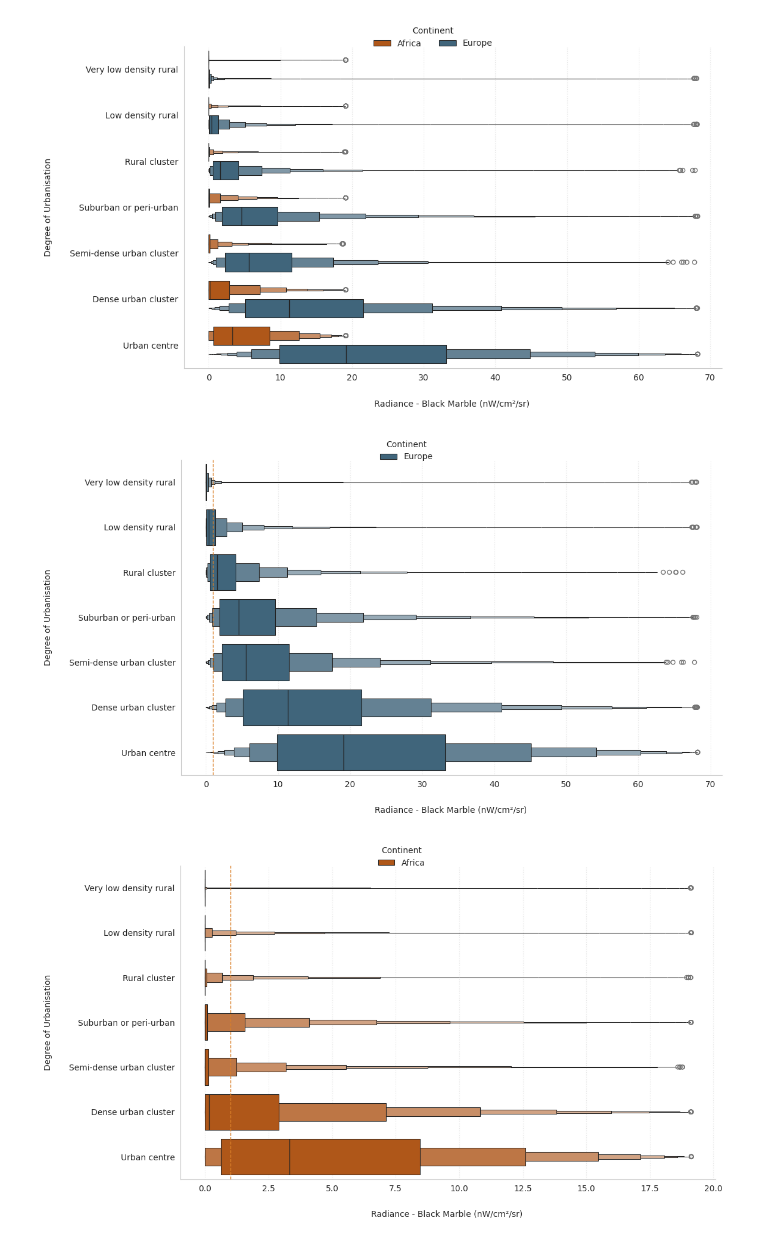
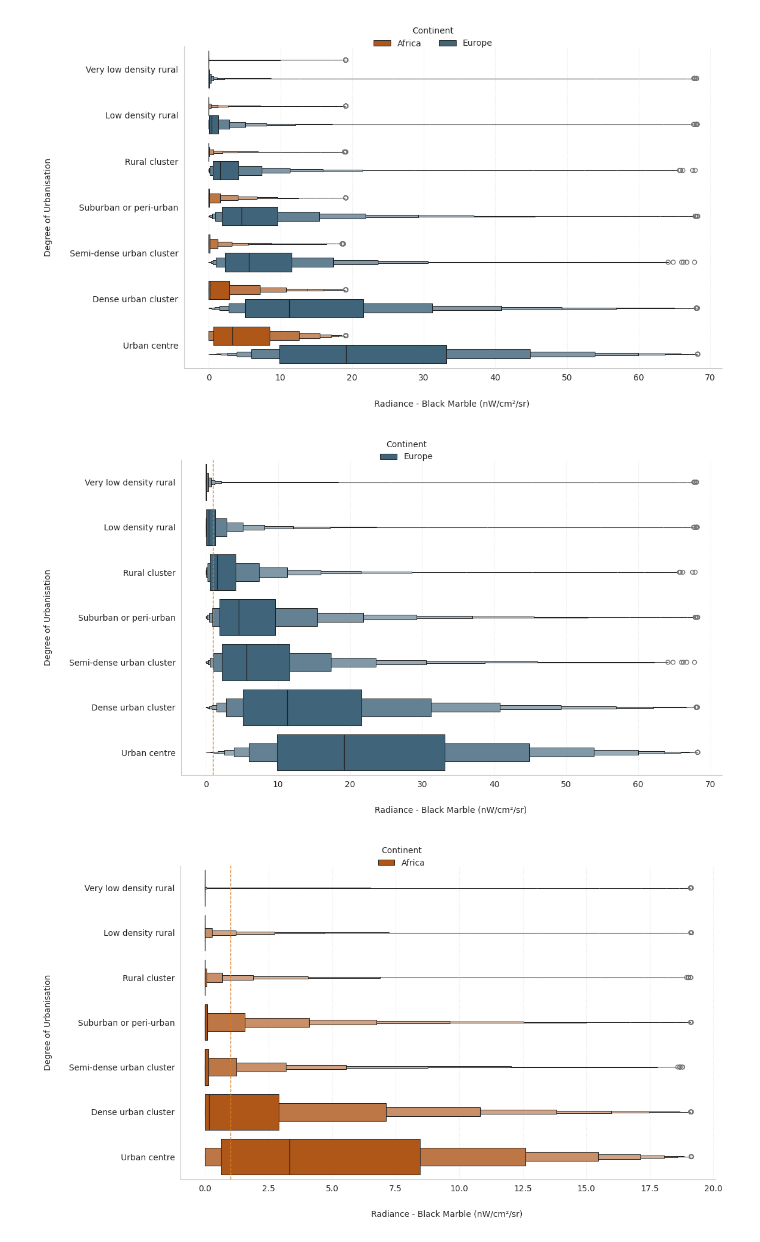
Before and after one commit to jankokla/conflict-monitoring-ntl, a Jupyter notebook: docs/notebooks/bm_ghsl_smod.ipynb, the cells around one changed output. Cells and saved outputs as stored; diff of their text form; code cells hidden in the pictures.

```diff
--- a/docs/notebooks/bm_ghsl_smod.ipynb
+++ b/docs/notebooks/bm_ghsl_smod.ipynb
@@ -54,12 +60,12 @@ plot_radiance_boxenplots(df_comparison)
 # %% [output]
 [figure]
 # %%
-df_europe = df[df.continent.isin(["Europe"])].sample(frac=0.5).copy()
+df_europe = df[df.continent.isin(["Europe"])].copy()
 df_europe.continent = df_europe.continent.cat.remove_unused_categories()
 
 plot_radiance_boxenplots(df_europe, vertical_line=1)
 # %% [output]
-[figure, old version]
+[figure, new version]
 # %%
 df_africa = df[df.continent.isin(["Africa"])].copy()
 df_africa.continent = df_africa.continent.cat.remove_unused_categories()
```
Also changed, not shown: parts of 11 cells of this notebook, 1 other file.
